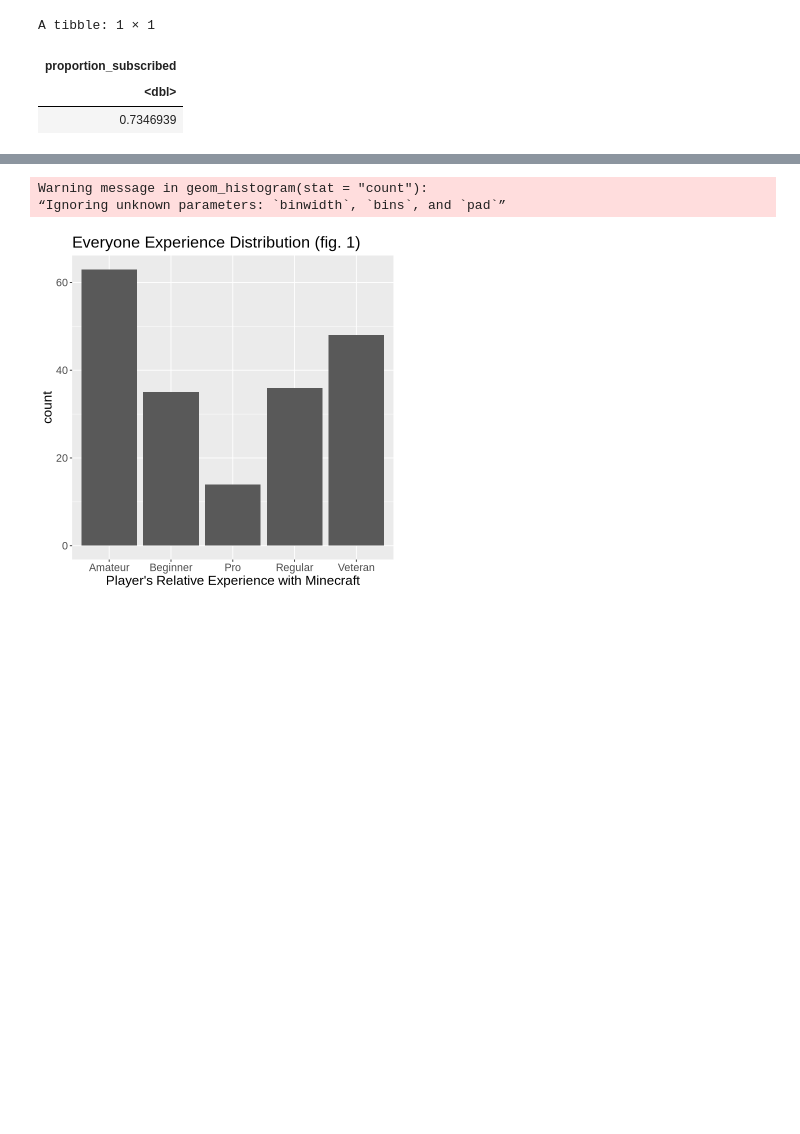
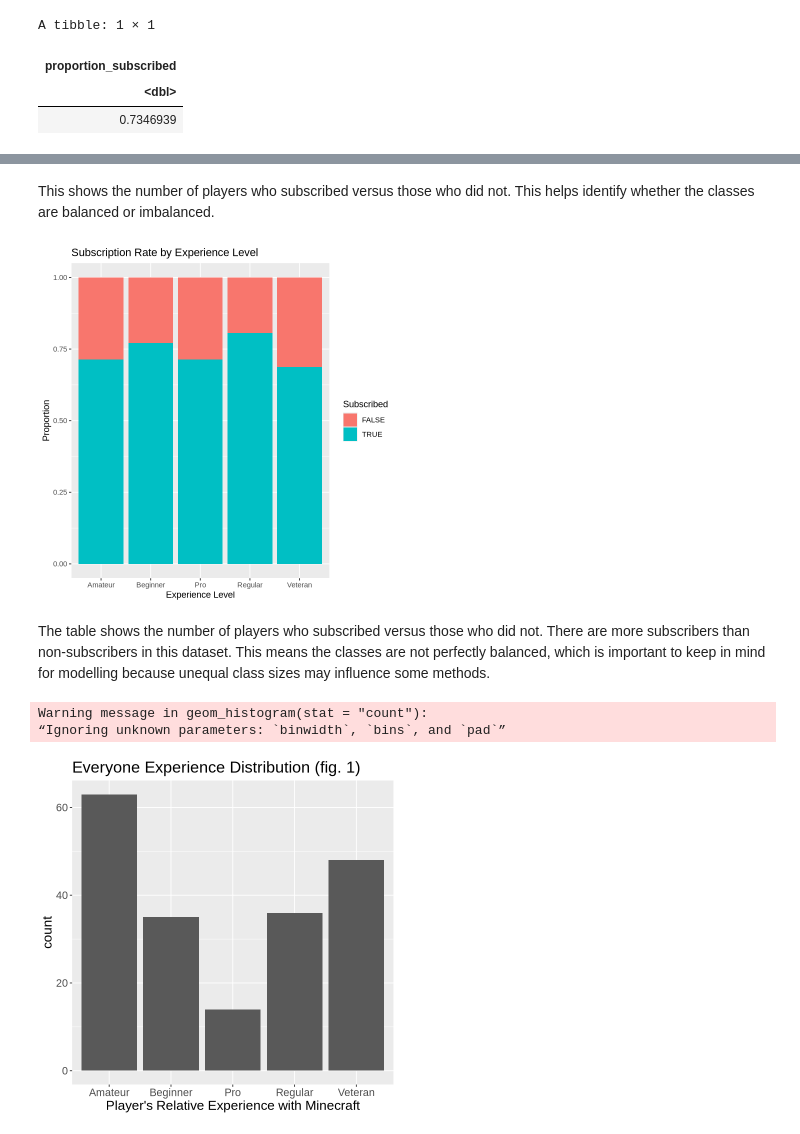
Before and after one commit to camillesnyder/Final-Project, a Jupyter notebook: Final-Project.ipynb, the cells around one changed output, grey strips where cells are left out. Cells and saved outputs as stored; diff of their text form; code cells hidden in the pictures; blank space fills up the shorter version.

Commit message:
add graphs and description

```diff
--- a/Final-Project.ipynb
+++ b/Final-Project.ipynb
@@ -79,3 +91,17 @@ A tibble: 1 × 2
+# %% [markdown]
+This shows the number of players who subscribed versus those who did not. This helps identify whether the classes are balanced or imbalanced.
+# %%
+players_data |>
+  ggplot(aes(x = experience, fill = subscribe)) +
+  geom_bar(position = "fill") +
+  labs(title = "Subscription Rate by Experience Level",
+       x = "Experience Level",
+       y = "Proportion",
+       fill = "Subscribed")
+# %% [output]
+[figure, added]
+# %% [markdown]
+The table shows the number of players who subscribed versus those who did not. There are more subscribers than non-subscribers in this dataset. This means the classes are not perfectly balanced, which is important to keep in mind for modelling because unequal class sizes may influence some methods.
 # %%
 options(repr.plot.height = 6, repr.plot.width = 6)
 experience_distribution_before_wrang <- players_data |>
```
Also changed, not shown: parts of 7 cells of this notebook.
